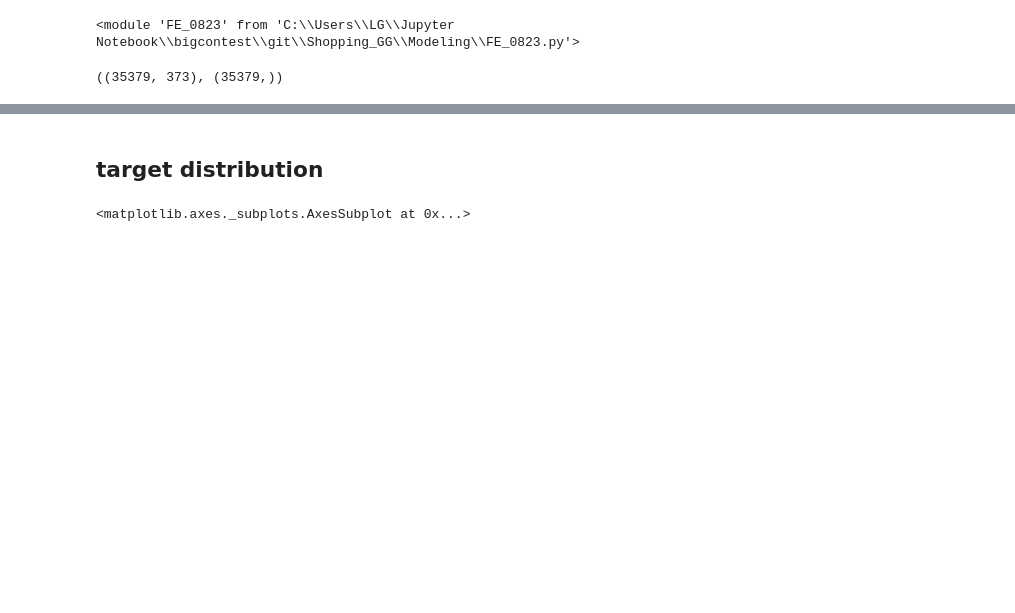
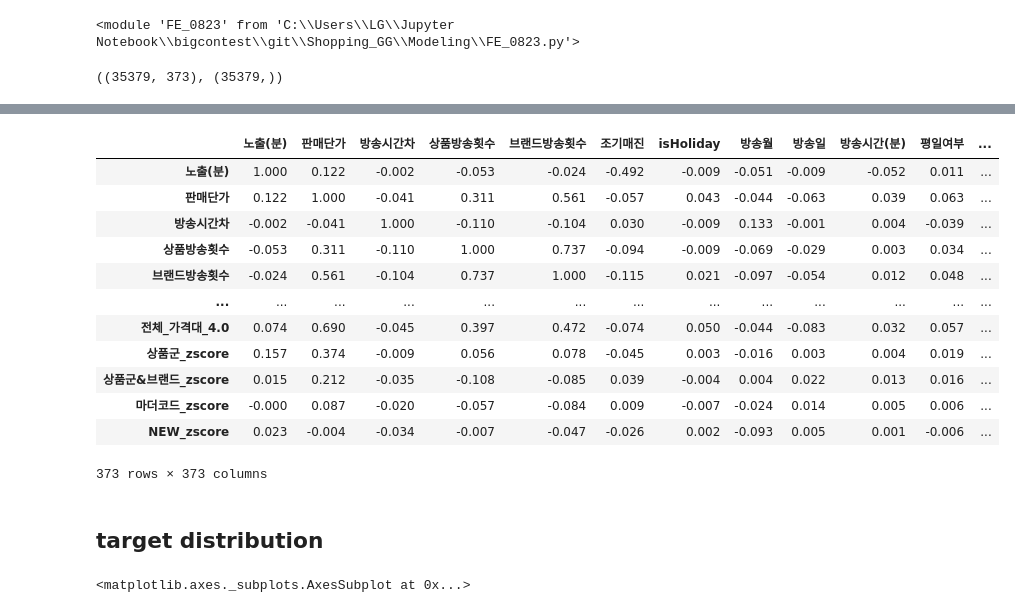
Before and after one commit to cryingjin/Shopping_GG, a Jupyter notebook: Modeling/0906_Ensemble2.ipynb, the cells around one changed output, grey strips where cells are left out. Saved outputs shown, nothing was run; the diff lists cells and outputs as text; code cells hidden in the pictures; blank space fills up the shorter version.

```diff
--- a/Modeling/0906_Ensemble2.ipynb
+++ b/Modeling/0906_Ensemble2.ipynb
@@ -51,3 +71,19 @@ X.shape, y.shape
+# %%
+data["X"].corr()
+# %% [output]
+|  | 노출(분) | 판매단가 | 방송시간차 | 상품방송횟수 | 브랜드방송횟수 | 조기매진 | isHoliday | 방송월 | 방송일 | 방송시간(분) | 평일여부 | ... |
+| 노출(분) | 1.000 | 0.122 | -0.002 | -0.053 | -0.024 | -0.492 | -0.009 | -0.051 | -0.009 | -0.052 | 0.011 | ... |
+| 판매단가 | 0.122 | 1.000 | -0.041 | 0.311 | 0.561 | -0.057 | 0.043 | -0.044 | -0.063 | 0.039 | 0.063 | ... |
+| 방송시간차 | -0.002 | -0.041 | 1.000 | -0.110 | -0.104 | 0.030 | -0.009 | 0.133 | -0.001 | 0.004 | -0.039 | ... |
+| 상품방송횟수 | -0.053 | 0.311 | -0.110 | 1.000 | 0.737 | -0.094 | -0.009 | -0.069 | -0.029 | 0.003 | 0.034 | ... |
+| 브랜드방송횟수 | -0.024 | 0.561 | -0.104 | 0.737 | 1.000 | -0.115 | 0.021 | -0.097 | -0.054 | 0.012 | 0.048 | ... |
+| ... | ... | ... | ... | ... | ... | ... | ... | ... | ... | ... | ... | ... |
+| 전체_가격대_4.0 | 0.074 | 0.690 | -0.045 | 0.397 | 0.472 | -0.074 | 0.050 | -0.044 | -0.083 | 0.032 | 0.057 | ... |
+| 상품군_zscore | 0.157 | 0.374 | -0.009 | 0.056 | 0.078 | -0.045 | 0.003 | -0.016 | 0.003 | 0.004 | 0.019 | ... |
+| 상품군&브랜드_zscore | 0.015 | 0.212 | -0.035 | -0.108 | -0.085 | 0.039 | -0.004 | 0.004 | 0.022 | 0.013 | 0.016 | ... |
+| 마더코드_zscore | -0.000 | 0.087 | -0.020 | -0.057 | -0.084 | 0.009 | -0.007 | -0.024 | 0.014 | 0.005 | 0.006 | ... |
+| NEW_zscore | 0.023 | -0.004 | -0.034 | -0.007 | -0.047 | -0.026 | 0.002 | -0.093 | 0.005 | 0.001 | -0.006 | ... |
+373 rows × 373 columns
 # %% [markdown]
 ## target distribution
 # %%
```
Also changed, not shown: parts of 29 cells of this notebook, 5 other files.
